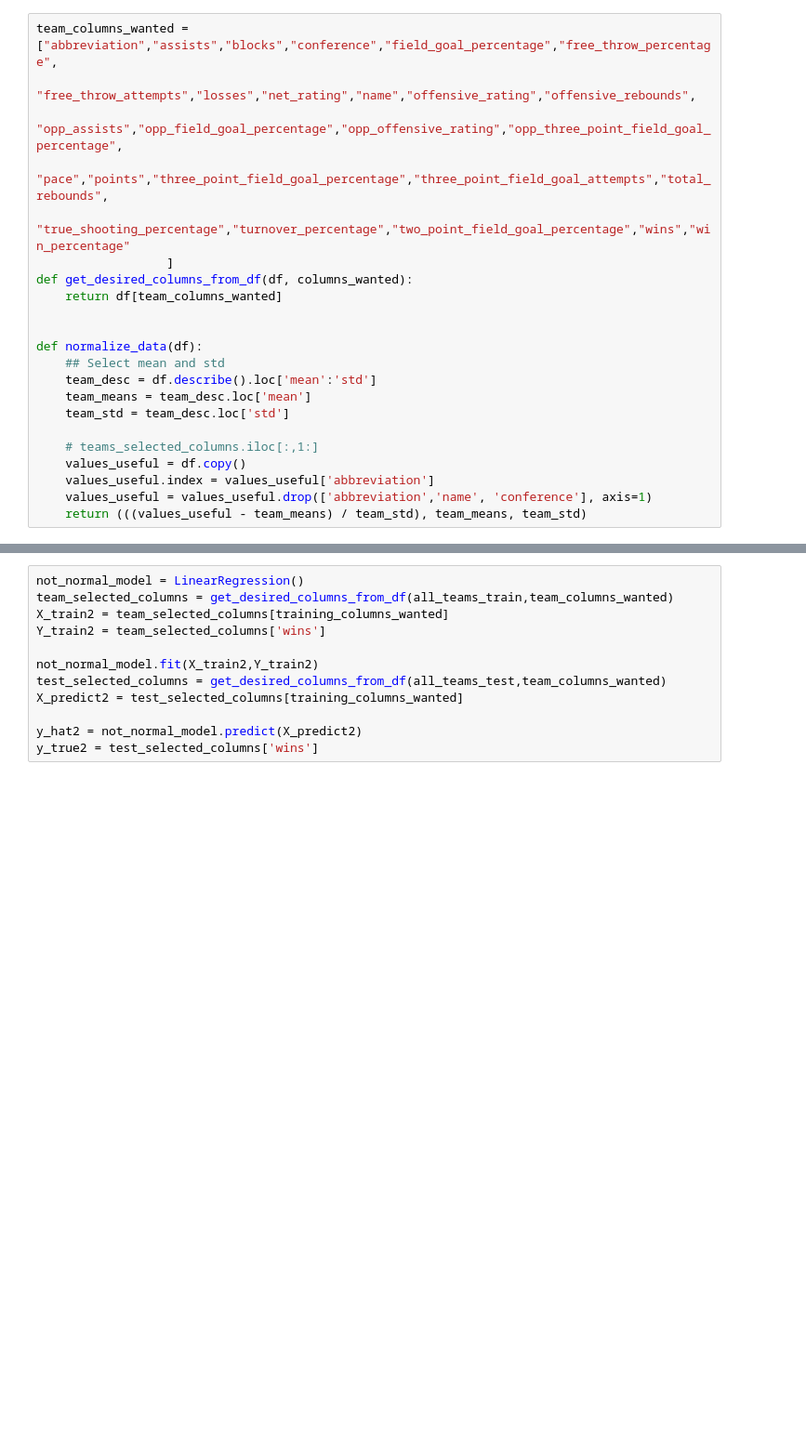
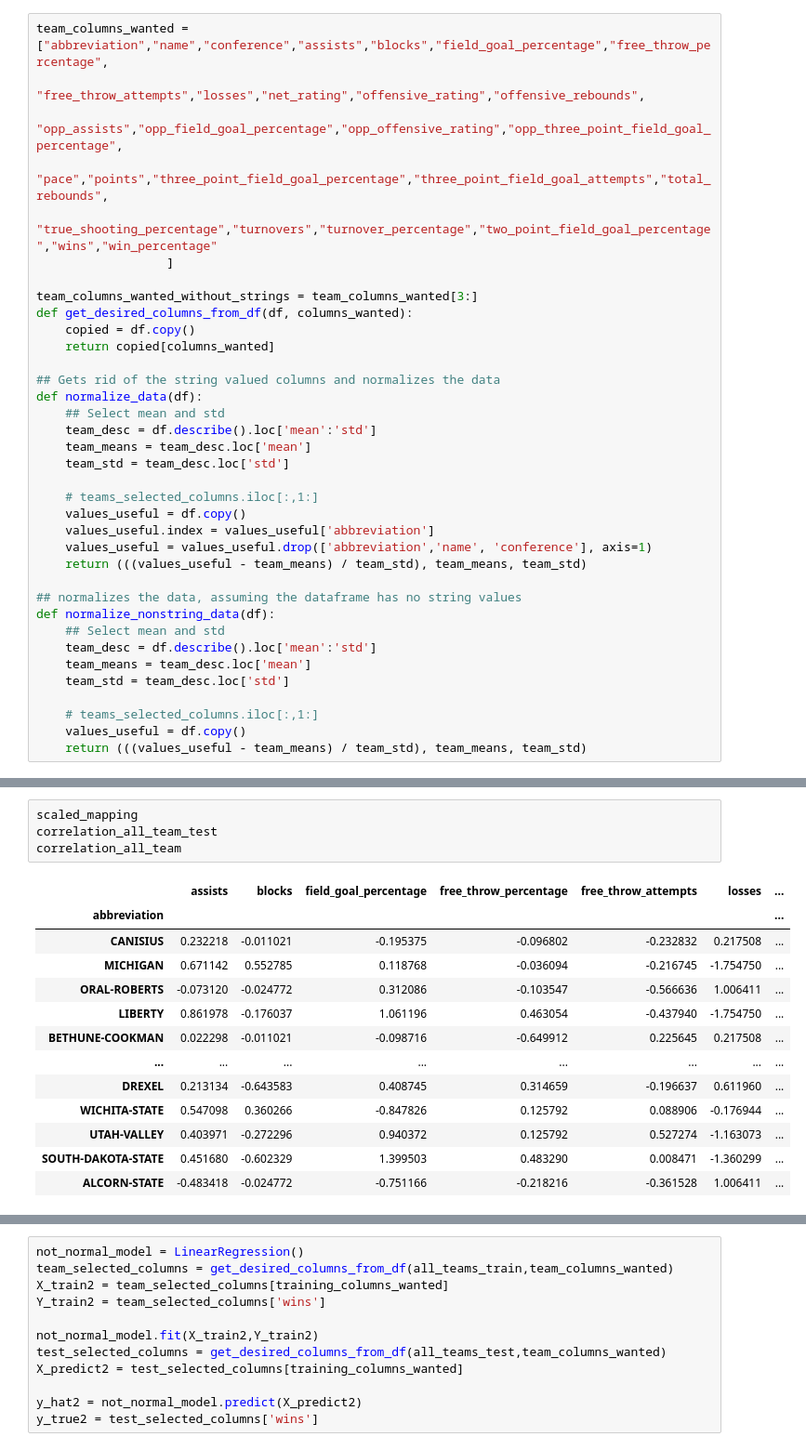
Before and after one commit to JustinRWong/AmazoogleChallengeLab, a Jupyter notebook: Modeling[11-26].ipynb, the cells around one changed output, grey strips where cells are left out. Shown at 93% size. Drawn from its saved outputs; the diff is of its cells as text; blank space fills up the shorter version.

```diff
--- a/Modeling[11-26].ipynb
+++ b/Modeling[11-26].ipynb
@@ -49,15 +46,18 @@ all_teams
 all_teams_train, all_teams_test = train_test_split(all_teams,test_size = 0.2,random_state = 100)
 # %%
-team_columns_wanted = ["abbreviation","assists","blocks","conference","field_goal_percentage","free_throw_percentage",
-                   "free_throw_attempts","losses","net_rating","name","offensive_rating","offensive_rebounds",
+team_columns_wanted = ["abbreviation","name","conference","assists","blocks","field_goal_percentage","free_throw_percentage",
+                   "free_throw_attempts","losses","net_rating","offensive_rating","offensive_rebounds",
                    "opp_assists","opp_field_goal_percentage","opp_offensive_rating","opp_three_point_field_goal_percentage",
                    "pace","points","three_point_field_goal_percentage","three_point_field_goal_attempts","total_rebounds",
-                   "true_shooting_percentage","turnover_percentage","two_point_field_goal_percentage","wins","win_percentage"
+                   "true_shooting_percentage","turnovers","turnover_percentage","two_point_field_goal_percentage","wins","win_percentage"
                   ]
+
+team_columns_wanted_without_strings = team_columns_wanted[3:]
 def get_desired_columns_from_df(df, columns_wanted):
-    return df[team_columns_wanted]
+    copied = df.copy()
+    return copied[columns_wanted]
 
-
+## Gets rid of the string valued columns and normalizes the data
 def normalize_data(df):
     ## Select mean and std
     team_desc = df.describe().loc['mean':'std']
@@ -69,3 +69,14 @@ def normalize_data(df):
     values_useful.index = values_useful['abbreviation']
     values_useful = values_useful.drop(['abbreviation','name', 'conference'], axis=1)
     return (((values_useful - team_means) / team_std), team_means, team_std)
+
+## normalizes the data, assuming the dataframe has no string values
+def normalize_nonstring_data(df):
+    ## Select mean and std
+    team_desc = df.describe().loc['mean':'std']
+    team_means = team_desc.loc['mean']
+    team_std = team_desc.loc['std']
+
+    # teams_selected_columns.iloc[:,1:]
+    values_useful = df.copy()
+    return (((values_useful - team_means) / team_std), team_means, team_std)
@@ -127,0 +317,18 @@ y_true = y_true['wins']
+# %%
+scaled_mapping
+correlation_all_team_test
+correlation_all_team
+# %% [output]
+|  | assists | blocks | field_goal_percentage | free_throw_percentage | free_throw_attempts | losses | ... |
+| abbreviation |  |  |  |  |  |  | ... |
+| CANISIUS | 0.232218 | -0.011021 | -0.195375 | -0.096802 | -0.232832 | 0.217508 | ... |
+| MICHIGAN | 0.671142 | 0.552785 | 0.118768 | -0.036094 | -0.216745 | -1.754750 | ... |
+| ORAL-ROBERTS | -0.073120 | -0.024772 | 0.312086 | -0.103547 | -0.566636 | 1.006411 | ... |
+| LIBERTY | 0.861978 | -0.176037 | 1.061196 | 0.463054 | -0.437940 | -1.754750 | ... |
+| BETHUNE-COOKMAN | 0.022298 | -0.011021 | -0.098716 | -0.649912 | 0.225645 | 0.217508 | ... |
+| ... | ... | ... | ... | ... | ... | ... | ... |
+| DREXEL | 0.213134 | -0.643583 | 0.408745 | 0.314659 | -0.196637 | 0.611960 | ... |
+| WICHITA-STATE | 0.547098 | 0.360266 | -0.847826 | 0.125792 | 0.088906 | -0.176944 | ... |
+| UTAH-VALLEY | 0.403971 | -0.272296 | 0.940372 | 0.125792 | 0.527274 | -1.163073 | ... |
+| SOUTH-DAKOTA-STATE | 0.451680 | -0.602329 | 1.399503 | 0.483290 | 0.008471 | -1.360299 | ... |
+| ALCORN-STATE | -0.483418 | -0.024772 | -0.751166 | -0.218216 | -0.361528 | 1.006411 | ... |
```
Also changed, not shown: parts of 40 cells of this notebook.
